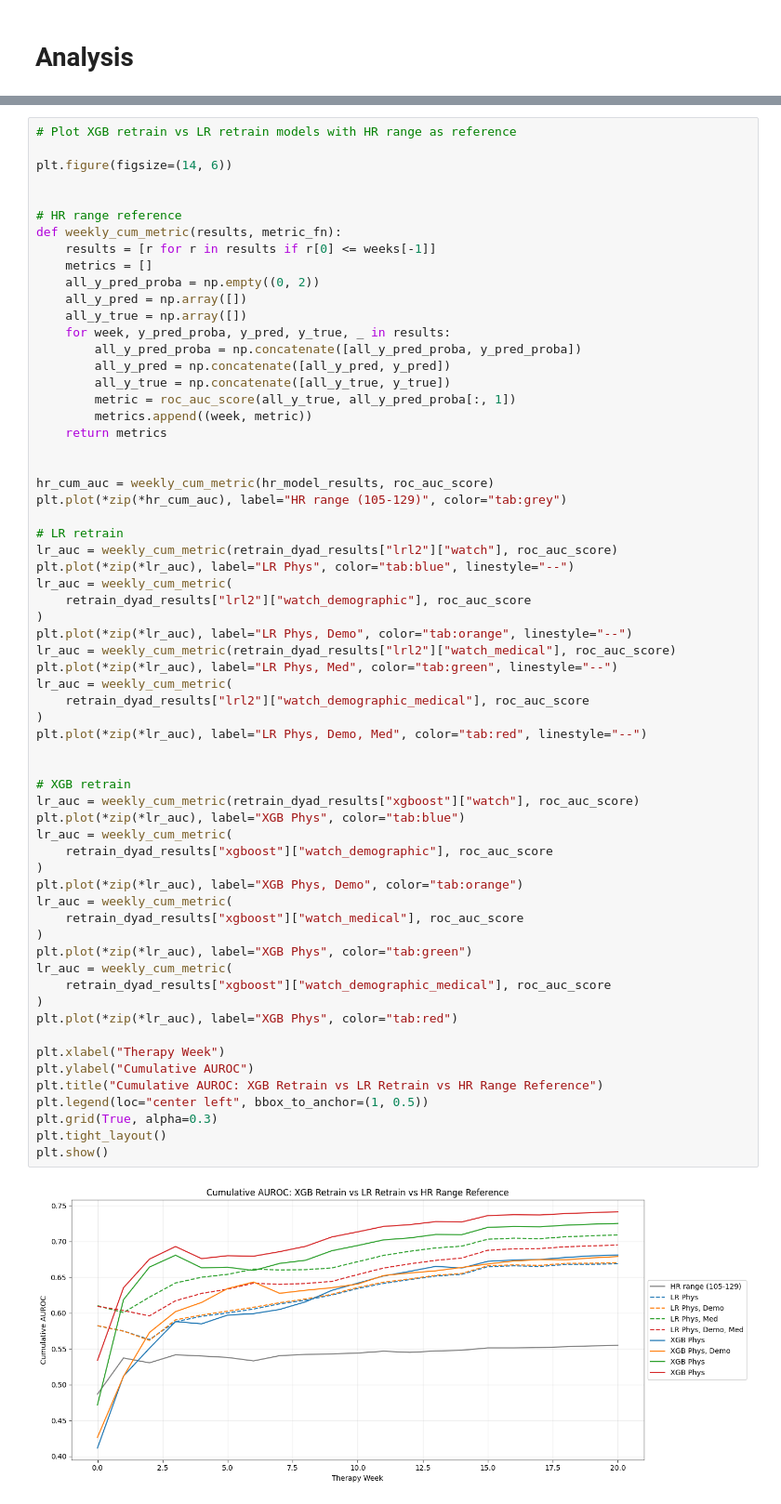
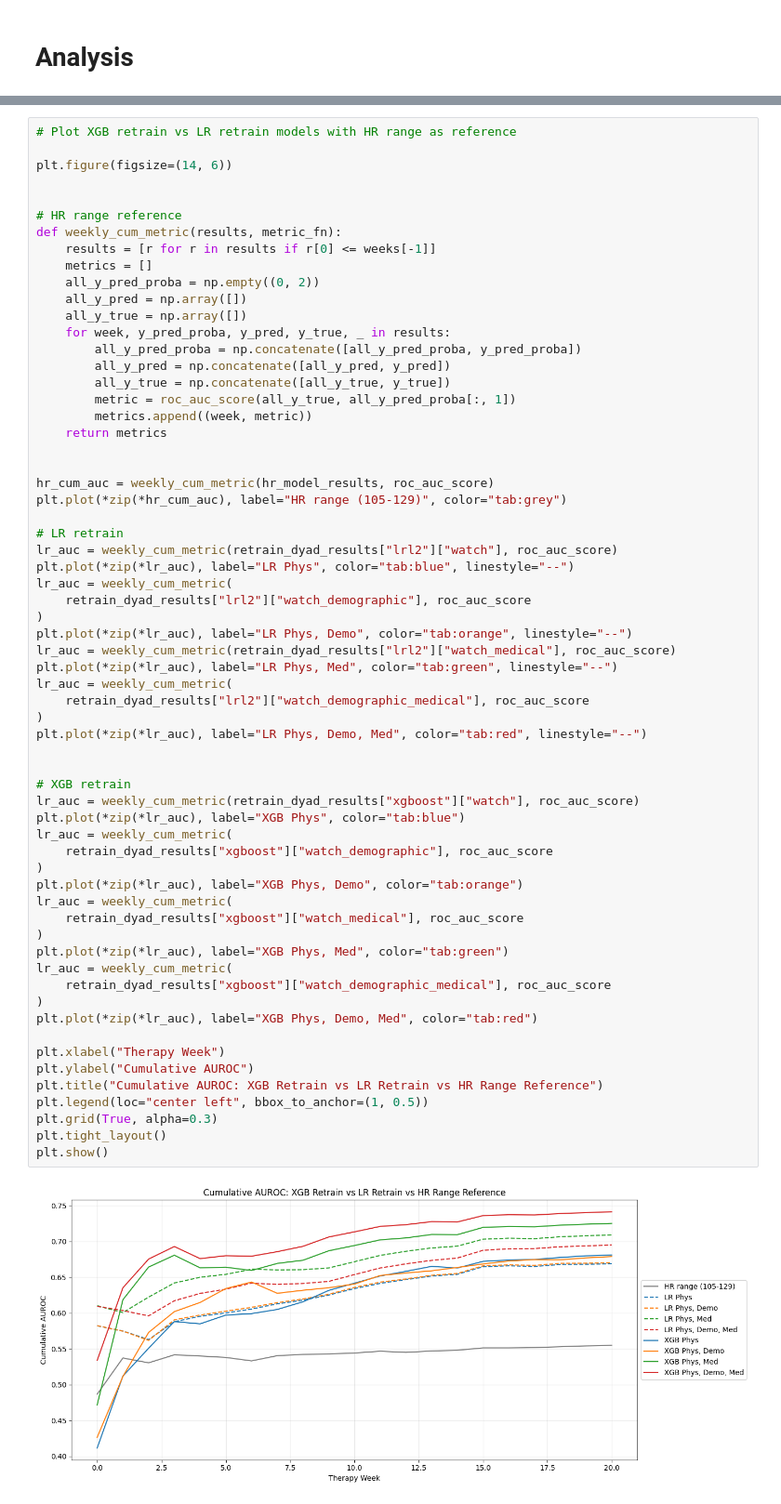
Before and after one commit to lab-heal/pistachio, a Jupyter notebook: eval_retrain_feature_sets.ipynb, the cells around one changed output, grey strips where cells are left out. Shown at 93% size. Cells and saved outputs as stored; diff of their text form.

```diff
--- a/eval_retrain_feature_sets.ipynb
+++ b/eval_retrain_feature_sets.ipynb
@@ -508,33 +513,33 @@ plt.plot(*zip(*lr_auc), label="LR Phys, Demo", color="tab:orange", linestyle="--
 lr_auc = weekly_cum_metric(retrain_dyad_results["lrl2"]["watch_medical"], roc_auc_score)
 plt.plot(*zip(*lr_auc), label="LR Phys, Med", color="tab:green", linestyle="--")
 lr_auc = weekly_cum_metric(
     retrain_dyad_results["lrl2"]["watch_demographic_medical"], roc_auc_score
 )
 plt.plot(*zip(*lr_auc), label="LR Phys, Demo, Med", color="tab:red", linestyle="--")
 
 
 # XGB retrain
 lr_auc = weekly_cum_metric(retrain_dyad_results["xgboost"]["watch"], roc_auc_score)
 plt.plot(*zip(*lr_auc), label="XGB Phys", color="tab:blue")
 lr_auc = weekly_cum_metric(
     retrain_dyad_results["xgboost"]["watch_demographic"], roc_auc_score
 )
 plt.plot(*zip(*lr_auc), label="XGB Phys, Demo", color="tab:orange")
 lr_auc = weekly_cum_metric(
     retrain_dyad_results["xgboost"]["watch_medical"], roc_auc_score
 )
-plt.plot(*zip(*lr_auc), label="XGB Phys", color="tab:green")
+plt.plot(*zip(*lr_auc), label="XGB Phys, Med", color="tab:green")
 lr_auc = weekly_cum_metric(
     retrain_dyad_results["xgboost"]["watch_demographic_medical"], roc_auc_score
 )
-plt.plot(*zip(*lr_auc), label="XGB Phys", color="tab:red")
+plt.plot(*zip(*lr_auc), label="XGB Phys, Demo, Med", color="tab:red")
 
 plt.xlabel("Therapy Week")
 plt.ylabel("Cumulative AUROC")
 plt.title("Cumulative AUROC: XGB Retrain vs LR Retrain vs HR Range Reference")
 plt.legend(loc="center left", bbox_to_anchor=(1, 0.5))
 plt.grid(True, alpha=0.3)
 plt.tight_layout()
 plt.show()
 # %% [output]
-[figure, old version]
+[figure, new version]
```
Also changed, not shown: parts of 7 cells of this notebook, 3 other files.
